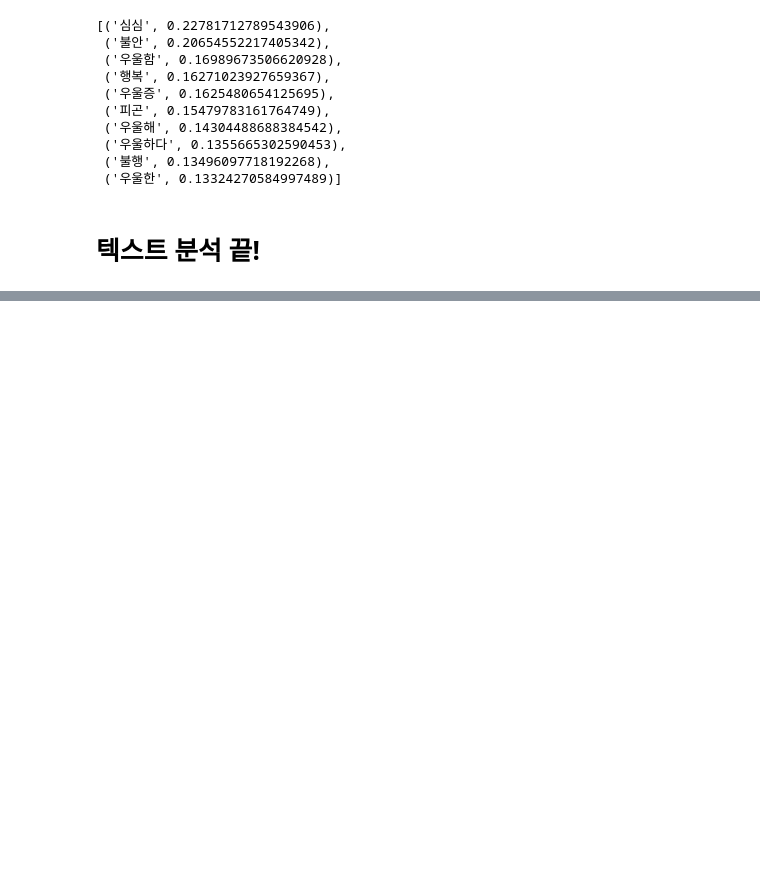
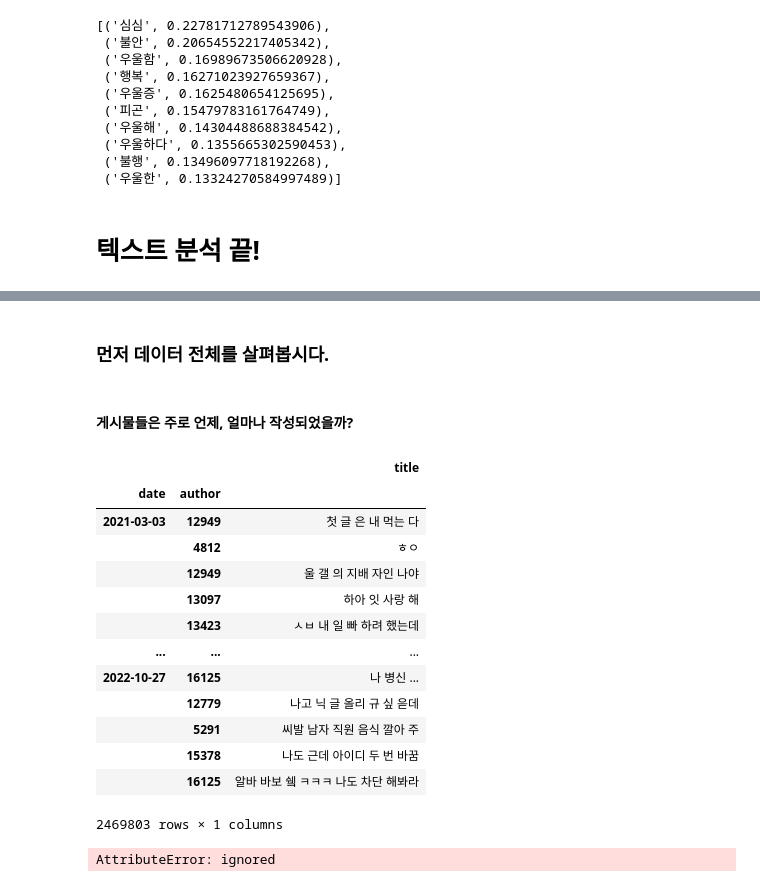
Before and after one commit to GwiHwan-Go/Detect_SC, a Jupyter notebook: Data_Analysis.ipynb, the cells around one changed output, grey strips where cells are left out. Cells and saved outputs as stored; diff of their text form; code cells hidden in the pictures; blank space fills up the shorter version.

```diff
--- a/Data_Analysis.ipynb
+++ b/Data_Analysis.ipynb
@@ -300,0 +422,4 @@ most_similar('우울', pmi, vocab2idx, idx2vocab)
+# %% [markdown]
+### 먼저 데이터 전체를 살펴봅시다.
+# %% [markdown]
+#### 게시물들은 주로 언제, 얼마나 작성되었을까?
@@ -300,0 +432,26 @@ most_similar('우울', pmi, vocab2idx, idx2vocab)
+# %%
+df = data.set_index(['date','author'])
+df
+# %% [output]
+|  |  | title |
+| date | author |  |
+| 2021-03-03 | 12949 | 첫 글 은 내 먹는 다 |
+|  | 4812 | ㅎㅇ |
+|  | 12949 | 울 갤 의 지배 자인 나야 |
+|  | 13097 | 하아 잇 사랑 해 |
+|  | 13423 | ㅅㅂ 내 일 빠 하려 했는데 |
+| ... | ... | ... |
+| 2022-10-27 | 16125 | 나 병신 ... |
+|  | 12779 | 나고 닉 글 올리 규 싶 읃데 |
+|  | 5291 | 씨발 남자 직원 음식 깔아 주 |
+|  | 15378 | 나도 근데 아이디 두 번 바꿈 |
+|  | 16125 | 알바 바보 쉨 ㅋㅋㅋ 나도 차단 해봐라 |
+2469803 rows × 1 columns
+# %%
+df_month = df.copy()
+df_day_name = df.copy()
+df_month.date = df.date.dt.month
+df_day_name.date = df.date.dt.month
+df_month.groupby(by='date')
+# %% [output]
+AttributeError: ignored
```
Also changed, not shown: parts of 29 cells of this notebook.
